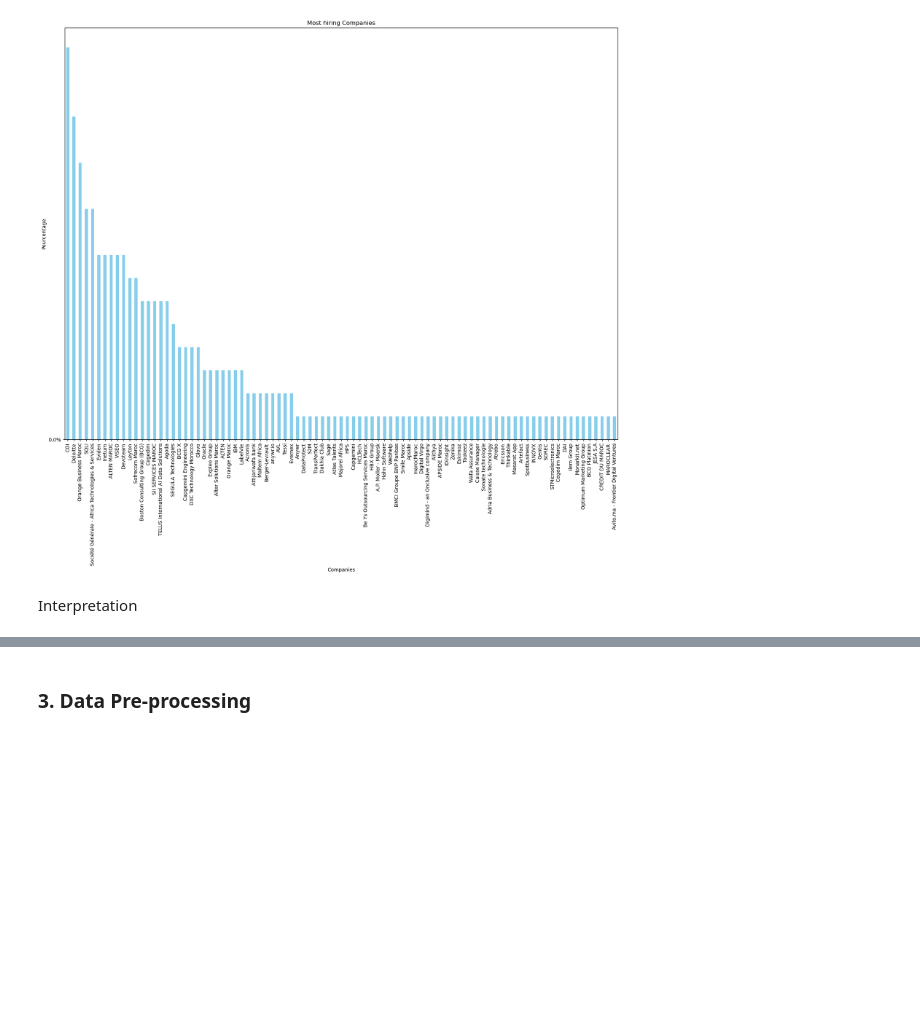
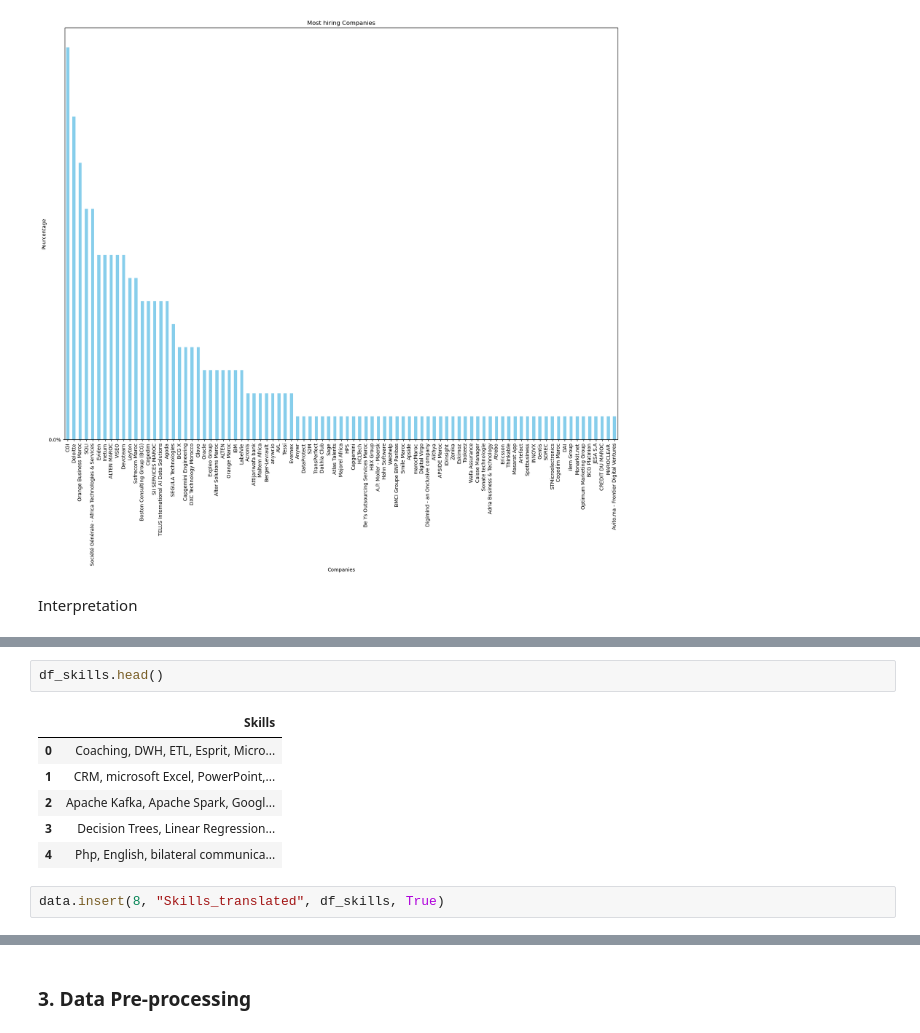
Before and after one commit to najouaelfethi/LinkdInDataAnalytisis, a Jupyter notebook: linkdinDA.ipynb, the cells around one changed output, grey strips where cells are left out. Drawn from its saved outputs; the diff is of its cells as text; blank space fills up the shorter version.

```diff
--- a/linkdinDA.ipynb
+++ b/linkdinDA.ipynb
@@ -162,0 +208,11 @@ plt.show()
+# %%
+df_skills.head()
+# %% [output]
+|  | Skills |
+| 0 | Coaching, DWH, ETL, Esprit, Micro... |
+| 1 | CRM, microsoft Excel, PowerPoint,... |
+| 2 | Apache Kafka, Apache Spark, Googl... |
+| 3 | Decision Trees, Linear Regression... |
+| 4 | Php, English, bilateral communica... |
+# %%
+data.insert(8, "Skills_translated", df_skills, True)
```
Also changed, not shown: parts of 30 cells of this notebook.
